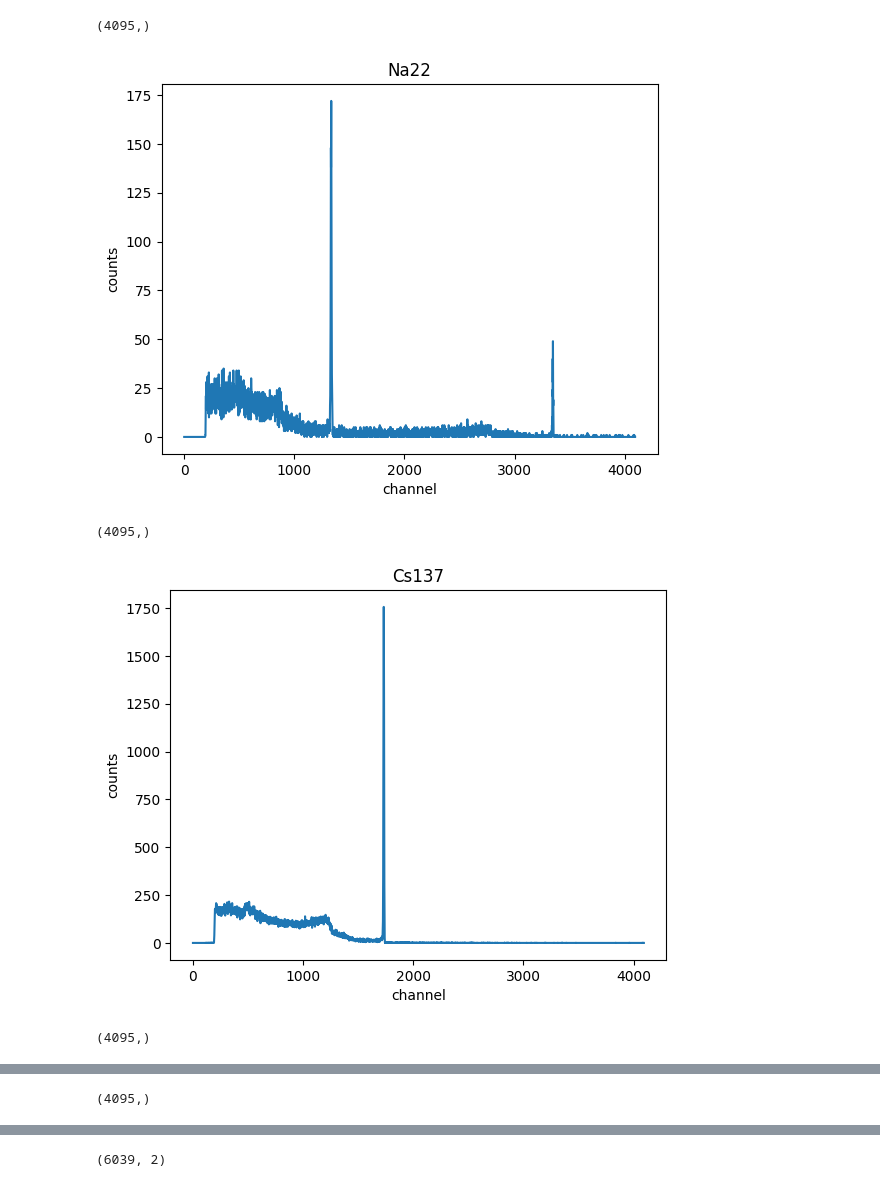
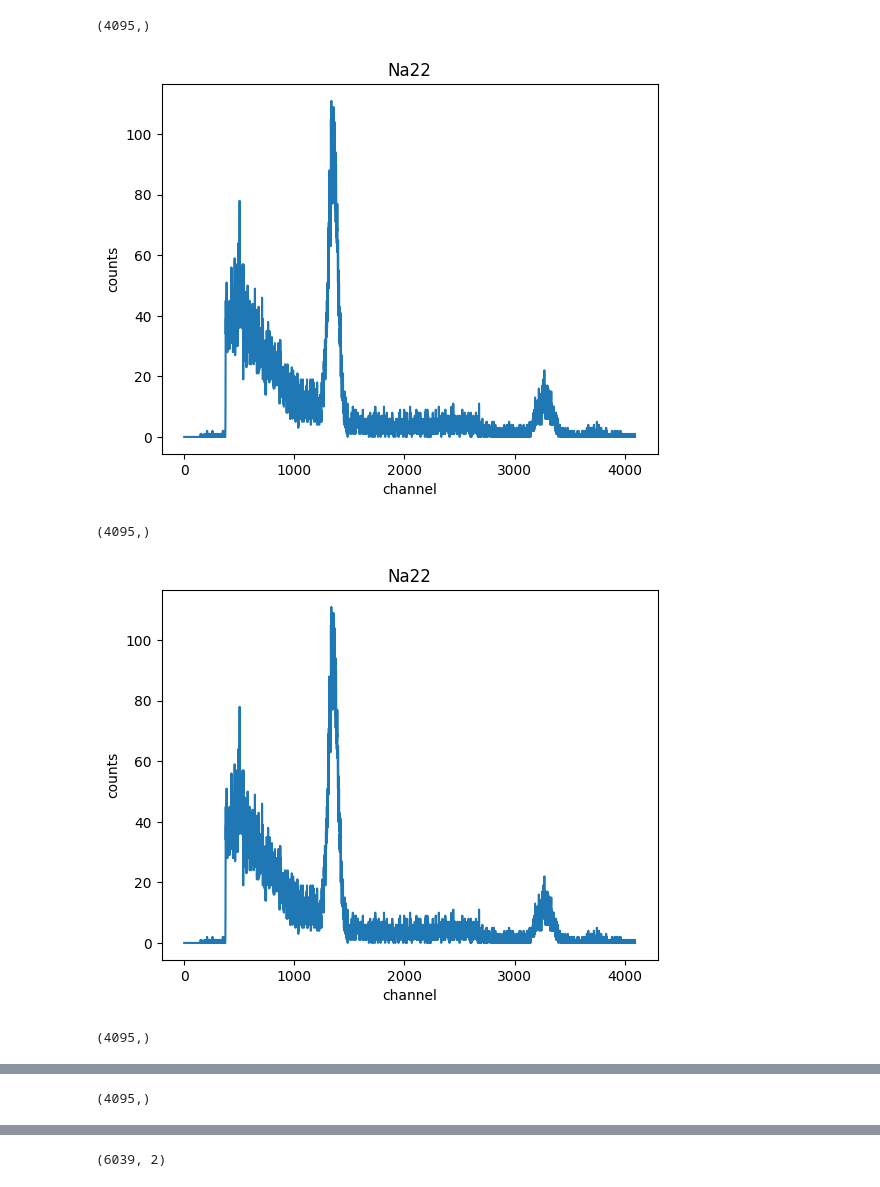
Before and after one commit to caesar2003/P4-Gamma-Coincidence-Spectroscopy, a Jupyter notebook: auswertung.ipynb, the cells around one changed output, grey strips where cells are left out. Saved outputs shown, nothing was run; the diff lists cells and outputs as text; code cells hidden in the pictures.

```diff
--- a/auswertung.ipynb
+++ b/auswertung.ipynb
@@ -16,20 +16,20 @@ Na_22_co = np.genfromtxt("data/Na22 Coincidence/coincidences.csv", skip_header=T
 Na22_Ge_spec = np.load("data/Na22-Ge Spectrum/spectrum_height.npy")
 Na22_NaI_spec = np.load("data/Na22-NaI Spectrum/spectrum_height.npy")
 
-spectras_Ge = [Na22_Ge_spec, Cs137_Ge_spec, Co57_Ge_spec, Co60_Ge_spec]
-spectras_NaI = [Na22_NaI_spec, Cs137_NaI_spec, Co57_NaI_spec, Co60_NaI_spec]
-probes = ["Na22", "Cs137", "Co57", "Co60"]
+spectras_Ge = [Na22_Ge_spec,Na22_Ge_spec, Cs137_Ge_spec, Co57_Ge_spec]
+spectras_NaI = [Na22_NaI_spec, Na22_NaI_spec,Cs137_NaI_spec, Co57_NaI_spec]
+probes = ["Na22","Na22", "Cs137", "Co57"]
 # %%
-for i, spec in enumerate(spectras_Ge):
+for i, spec in enumerate(spectras_NaI):
     print(spec.shape)
     plt.plot(np.arange(len(spec)), spec)
     plt.title(probes[i])
     plt.xlabel("channel")
     plt.ylabel("counts")
     plt.show()
 # %% [output]
 (4095,)
-[figure, old version]
+[figure, new version]
 (4095,)
-[figure, old version]
+[figure, new version]
 (4095,)
```
Also changed, not shown: parts of 17 cells of this notebook.
